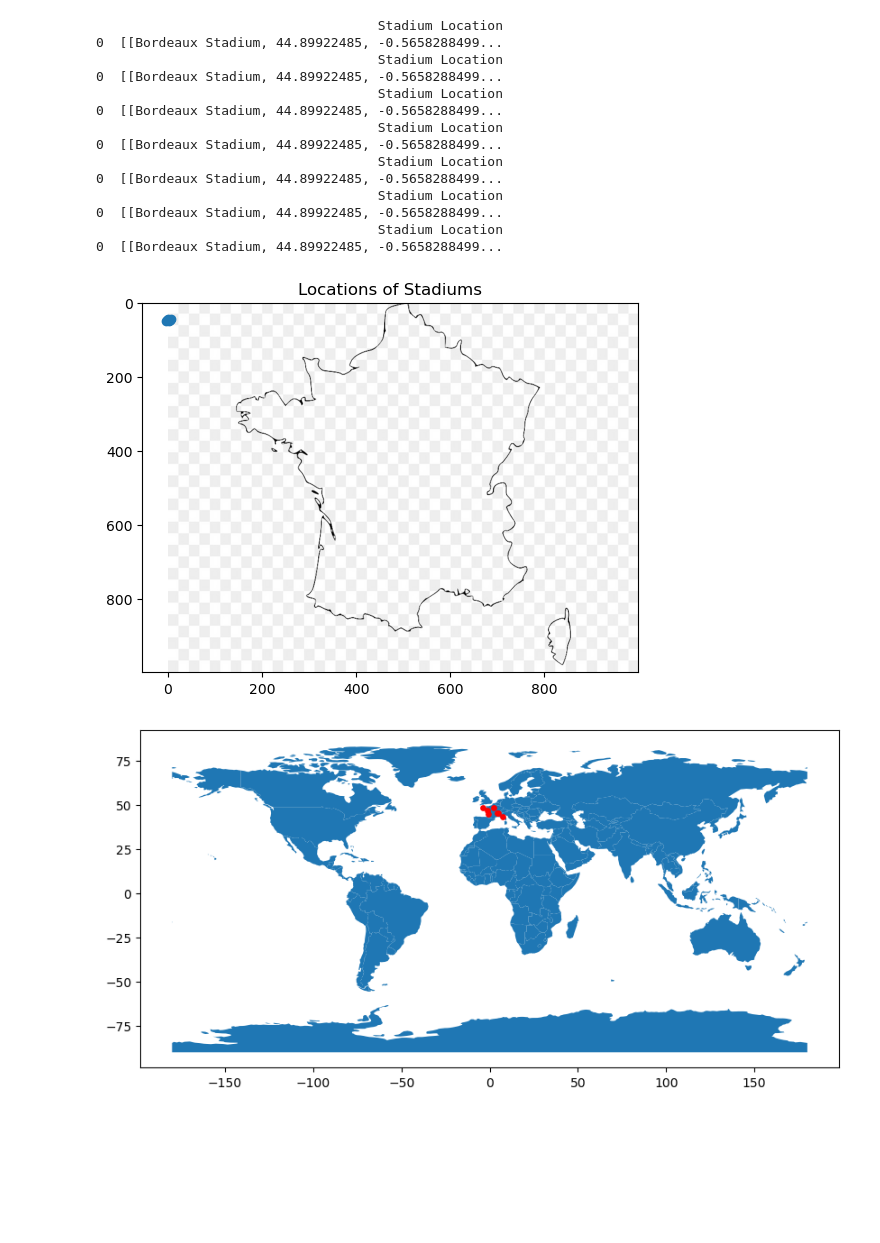
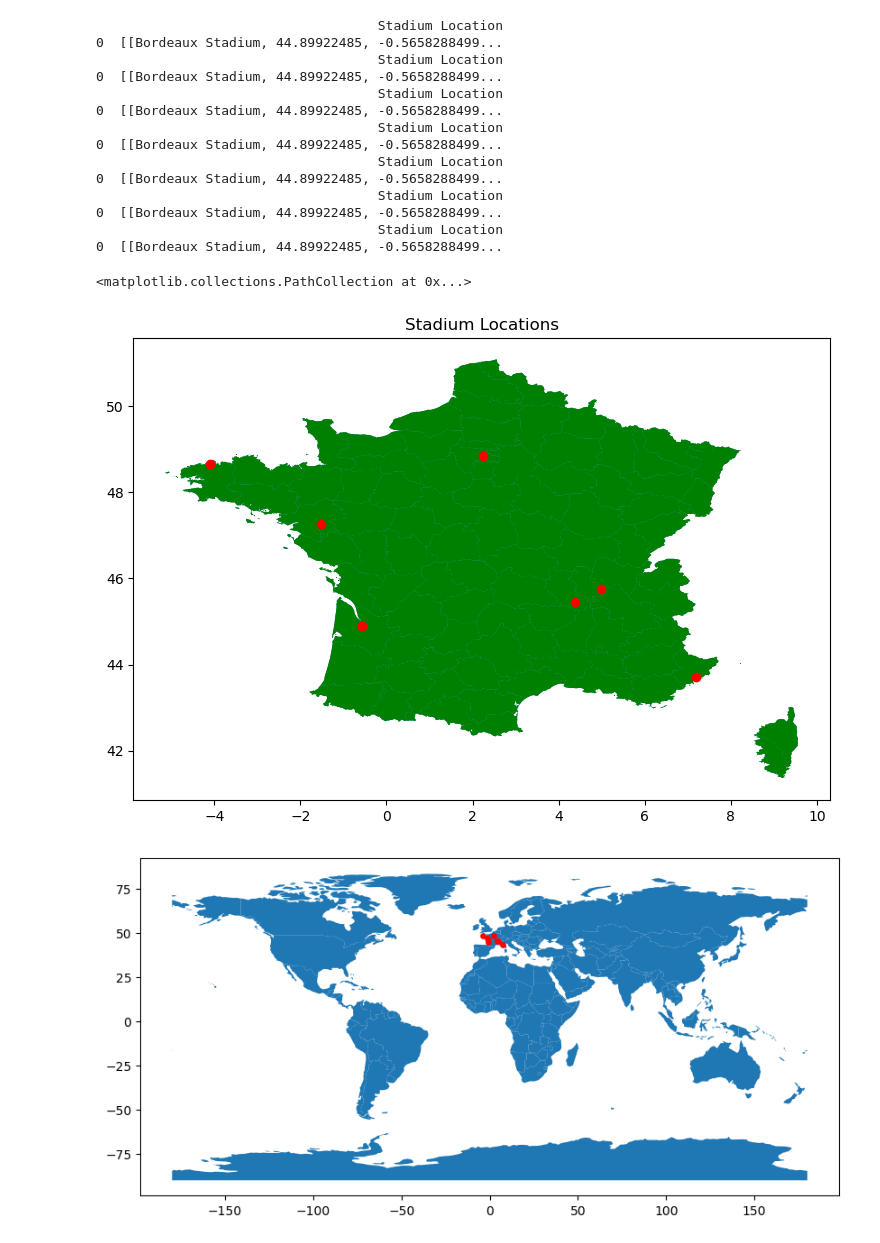
Before and after one commit to BlufferMK/Olympics_Project, a Jupyter notebook: OlympicPy.ipynb, the cells around one changed output. Cells and saved outputs as stored; diff of their text form; code cells hidden in the pictures; blank space fills up the shorter version.

```diff
--- a/OlympicPy.ipynb
+++ b/OlympicPy.ipynb
@@ -198,12 +182,29 @@ lon = []
-# %%
-# Create axes for plotting into scatterplot for mapping purposes
-x_axis = df["Longitude"]
-y_axis = df["Latitude "]
-img = plt.imread("france.jpg")
-plt.imshow(img, aspect='auto')
-plt.title("Locations of Stadiums")
-plt.scatter(x_axis,y_axis,marker="o")
-plt.show()
-# %% [output]
-[figure, removed]
+# %%
+# Read csv file
+import pandas as pd
+from shapely.geometry import Point
+import geopandas as gpd
+from geopandas import GeoDataFrame
+from osgeo import gdal
+
+df = pd.read_csv('olympic_stadiumlocations.csv')
+df.head()
+
+y_axis = df['Latitude ']
+x_axis = df['Longitude']
+
+geometry = [Point(xy) for xy in zip(y_axis, x_axis)]
+gdf = GeoDataFrame(df, geometry=geometry)
+
+gdal.SetConfigOption('SHAPE_RESTORE_SHX', 'YES')
+
+shapefile = gpd.read_file("map.shp")
+in_vector = 'map.shp'
+gdf = gpd.read_file(in_vector)
+gdf.plot(ax=gdf.plot(figsize=(10, 6)), marker='o', color='green', markersize=10)
+plt.title("Stadium Locations")
+plt.scatter(x_axis,y_axis, color='red')
+# %% [output]
+<matplotlib.collections.PathCollection at 0x...>
+[figure, added]
 # %%
```
Also changed, not shown: parts of 6 cells of this notebook, 7 other files.
